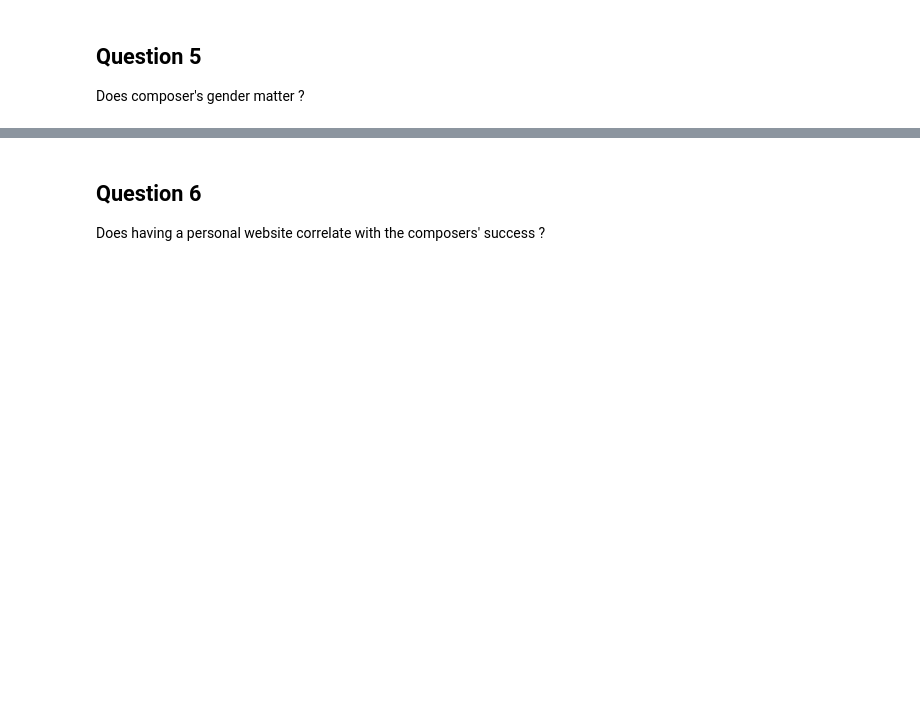
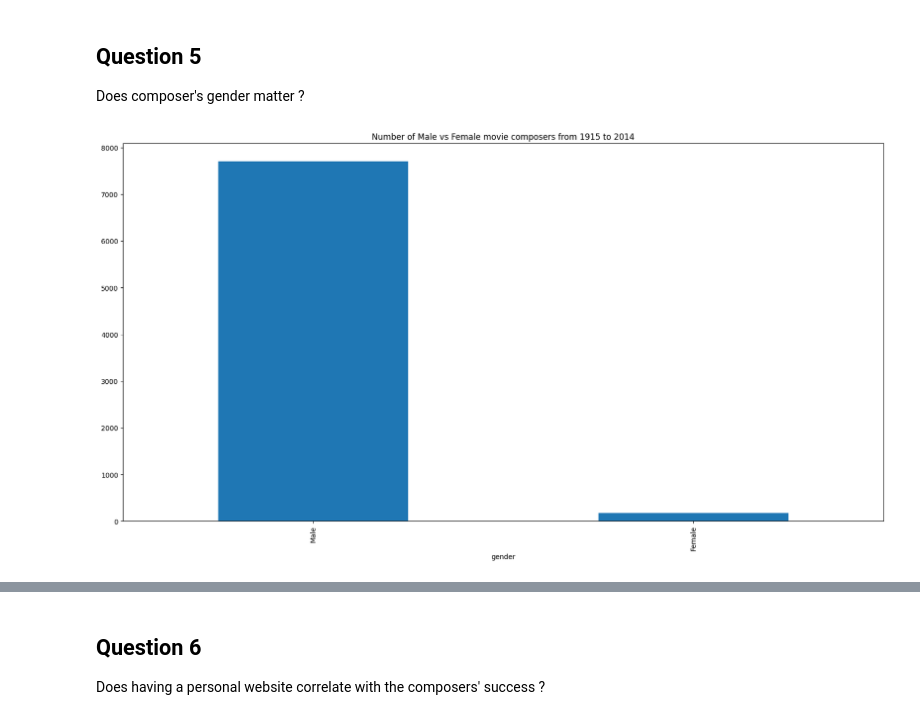
Before and after one commit to epfl-ada/ada-2023-project-learningthesecretsofdata, a Jupyter notebook: milestone_3.ipynb, the cells around one changed output, grey strips where cells are left out. Cells and saved outputs as stored; diff of their text form; code cells hidden in the pictures; blank space fills up the shorter version.

Commit message:
Question 5 done

```diff
--- a/milestone_3.ipynb
+++ b/milestone_3.ipynb
@@ -194,3 +194,13 @@ heat_map_world(df=number_composer_per_country.reset_index(),
 ## Question 5
 
 Does composer's gender matter ?
+# %%
+from question_script.question5 import *
+
+# Get all movie composers
+composers = get_composers()
+# Plot the number of Male vs Female movie composers
+composers['gender'].value_counts().plot(kind='bar', figsize=(20, 10), title="Number of Male vs Female movie composers from 1915 to 2014")
+plt.show()
+# %% [output]
+[figure, added]
```
Also changed, not shown: parts of 2 cells of this notebook, 3 other files.
